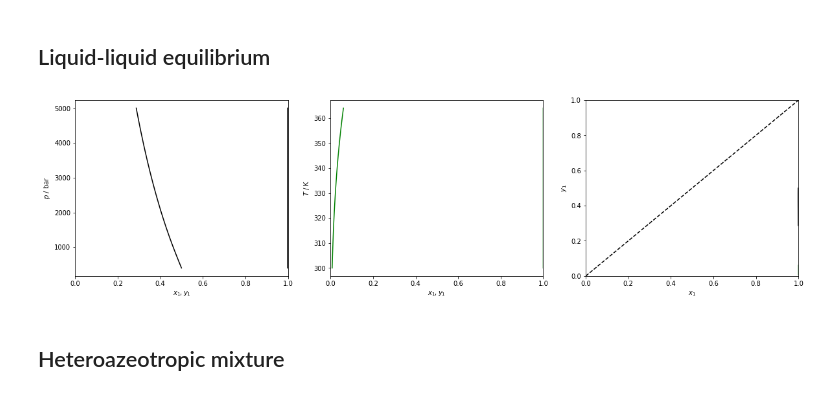
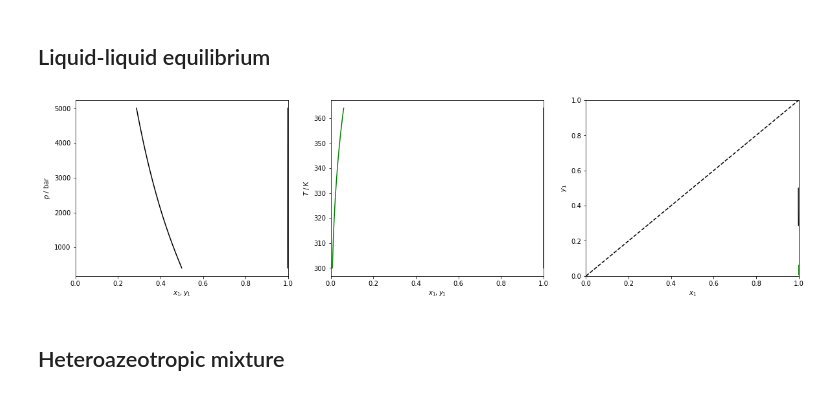
Before and after one commit to feos-org/feos-pcsaft, a Jupyter notebook: examples/PhaseDiagramBinary.ipynb, the cells around one changed output. Cells and saved outputs as stored; diff of their text form; code cells hidden in the pictures.

```diff
--- a/examples/PhaseDiagramBinary.ipynb
+++ b/examples/PhaseDiagramBinary.ipynb
@@ -103,33 +103,34 @@ ax[2].legend();
 # %% [markdown]
 ##  Liquid-liquid equilibrium
 # %%
-params = PcSaftParameters.from_json(['water_np', 'octane'], '20191105_pure_parameters.json')
+params = PcSaftParameters.from_multiple_json([(['water'], '../parameters/gross2002.json'), (['octane'], '../parameters/gross2001.json')])
+
 saft = PcSaft(params)
 dia_p = PhaseDiagramBinary.new_pxy_lle(saft, 500*KELVIN, 0.5, BAR, 5000*BAR)
 dia_t = PhaseDiagramBinary.new_txy_lle(saft, BAR, 0.5, 300*KELVIN, 364*KELVIN)
 
 f, ax = plt.subplots(1,3,figsize=(20,5))
 ax[0].plot(dia_p.liquid_molefracs, dia_p.pressure/BAR, '-k')
 ax[0].plot(dia_p.vapor_molefracs, dia_p.pressure/BAR, '-k')
 ax[0].set_xlim(0,1)
 ax[0].set_xlabel('$x_1,y_1$')
 ax[0].set_ylabel('$p$ / bar')
 
 ax[1].plot(dia_t.liquid_molefracs, dia_t.temperature/KELVIN, '-g')
 ax[1].plot(dia_t.vapor_molefracs, dia_t.temperature/KELVIN, '-g')
 ax[1].set_xlim(0,1)
 ax[1].set_xlabel('$x_1,y_1$')
 ax[1].set_ylabel('$T$ / K')
 
 ax[2].plot([0,1], [0,1], '--k')
 ax[2].plot(dia_t.liquid_molefracs, dia_t.vapor_molefracs, '-g')
 ax[2].plot(dia_p.liquid_molefracs, dia_p.vapor_molefracs, '-k')
 ax[2].set_xlim(0,1)
 ax[2].set_ylim(0,1)
 ax[2].set_xlabel('$x_1$')
 ax[2].set_ylabel('$y_1$');
 # %% [output]
-[figure, old version]
+[figure, new version]
 # %% [markdown]
 ##  Heteroazeotropic mixture
 # %%
```
Also changed, not shown: parts of 5 cells of this notebook, 16 other files.
